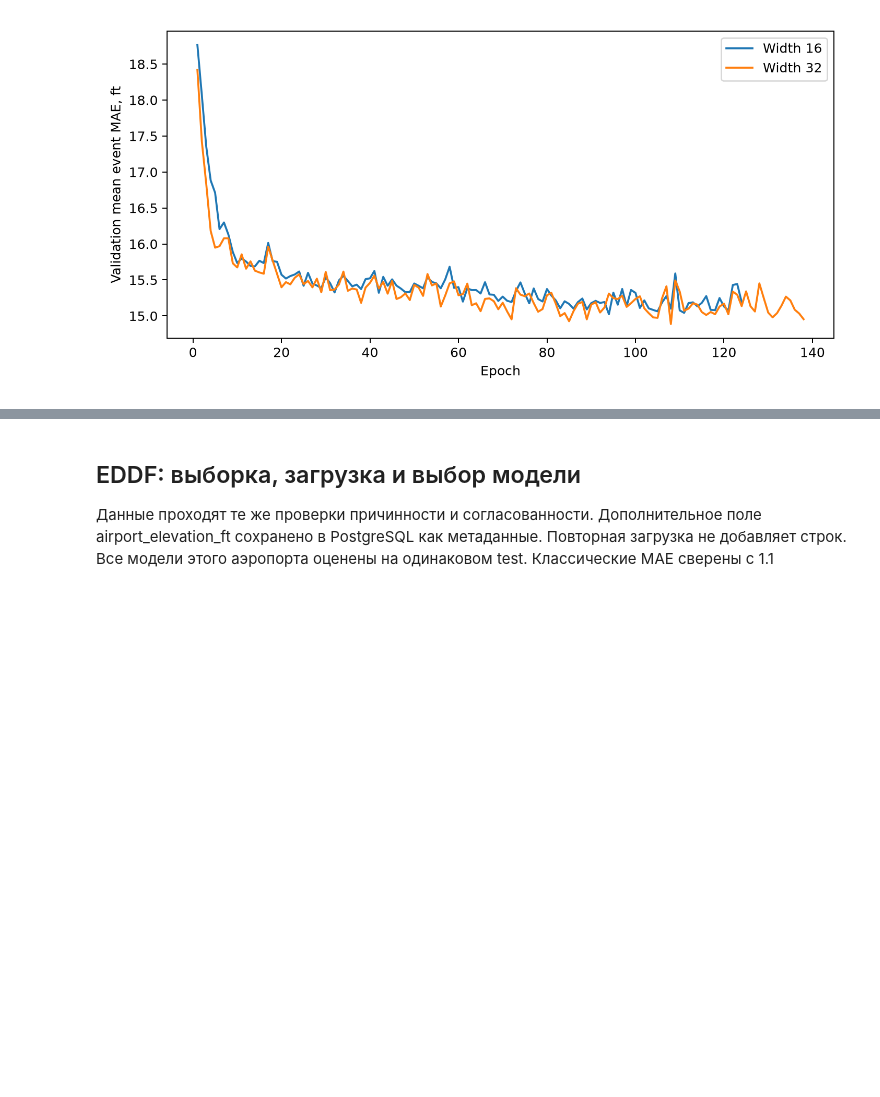
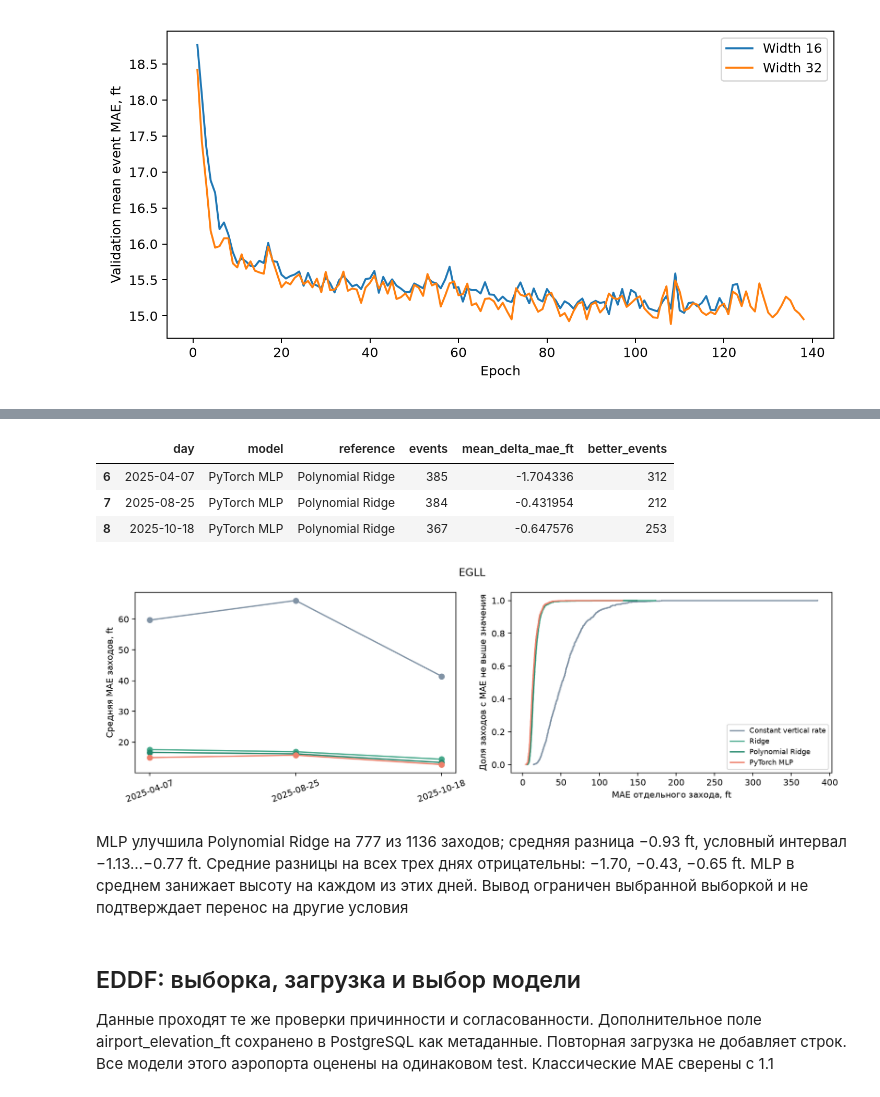
Before and after one commit to steptovictory-dev/Approach-Risk-ver.-1.2, a Jupyter notebook: notebooks/02_three_airports.ipynb, the cells around one changed output, grey strips where cells are left out. Drawn from its saved outputs; the diff is of its cells as text; code cells hidden in the pictures; blank space fills up the shorter version.

Commit message:
Analyze paired airport errors and conditional aircraft uncertainty

```diff
--- a/notebooks/02_three_airports.ipynb
+++ b/notebooks/02_three_airports.ipynb
@@ -60,0 +67,8 @@ display(Image(filename=str(root / "reports/EGLL/mlp_validation.png")))
+# %%
+# Показываем ошибки по дням, парные разницы и интервалы
+display(pd.read_csv(root / "reports/EGLL/errors_by_day.csv"))
+display(pd.read_csv(root / "reports/EGLL/paired_uncertainty.csv"))
+daily = pd.read_csv(root / "reports/EGLL/paired_errors_by_day.csv")
+display(daily.loc[daily.model.eq("PyTorch MLP") & daily.reference.eq("Polynomial Ridge")])
+display(Image(filename=str(root / "reports/EGLL/error_analysis.png")))
+# %% [output]
@@ -61,3 +93,10 @@ display(Image(filename=str(root / "reports/EGLL/mlp_validation.png")))
+|  | day | model | reference | events | mean_delta_mae_ft | better_events |
+| 6 | 2025-04-07 | PyTorch MLP | Polynomial Ridge | 385 | -1.704336 | 312 |
+| 7 | 2025-08-25 | PyTorch MLP | Polynomial Ridge | 384 | -0.431954 | 212 |
+| 8 | 2025-10-18 | PyTorch MLP | Polynomial Ridge | 367 | -0.647576 | 253 |
+[figure, added]
+# %% [markdown]
+MLP улучшила Polynomial Ridge на 777 из 1136 заходов; средняя разница −0.93 ft, условный интервал −1.13…−0.77 ft. Средние разницы на всех трех днях отрицательны: −1.70, −0.43, −0.65 ft. MLP в среднем занижает высоту на каждом из этих дней. Вывод ограничен выбранной выборкой и не подтверждает перенос на другие условия
 # %% [markdown]
 ## EDDF: выборка, загрузка и выбор модели
 
```
Also changed, not shown: parts of 6 cells of this notebook, 13 other files.
